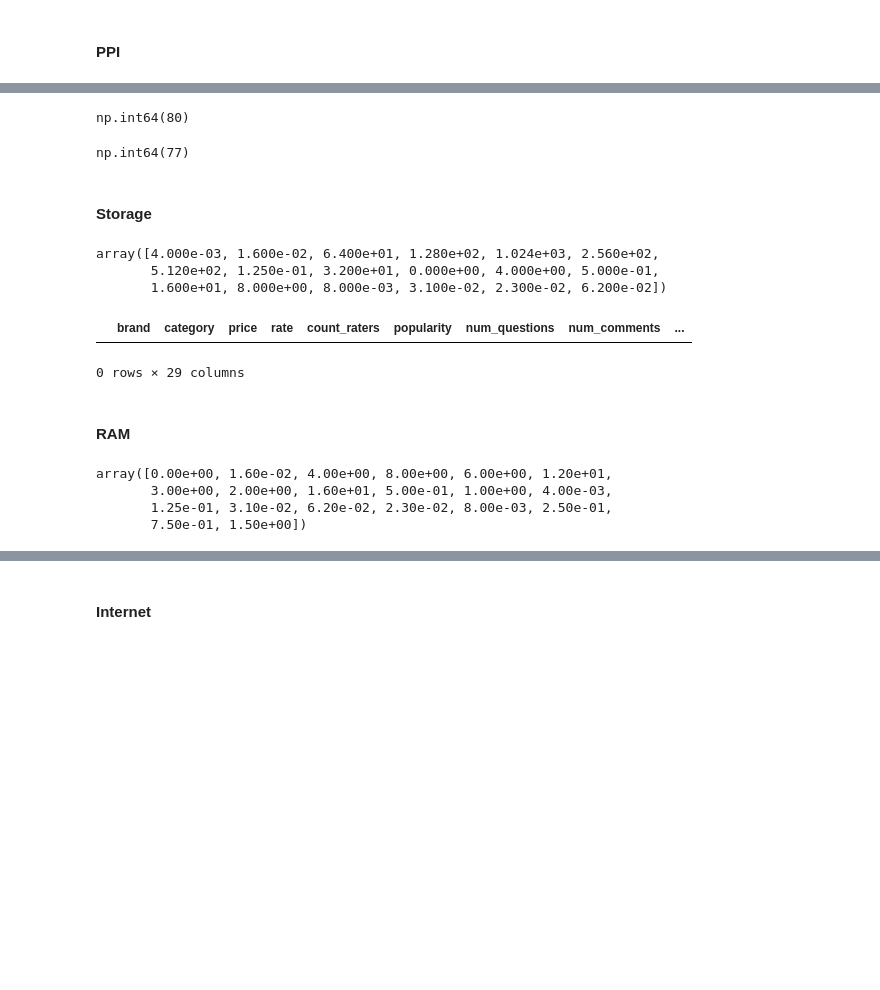
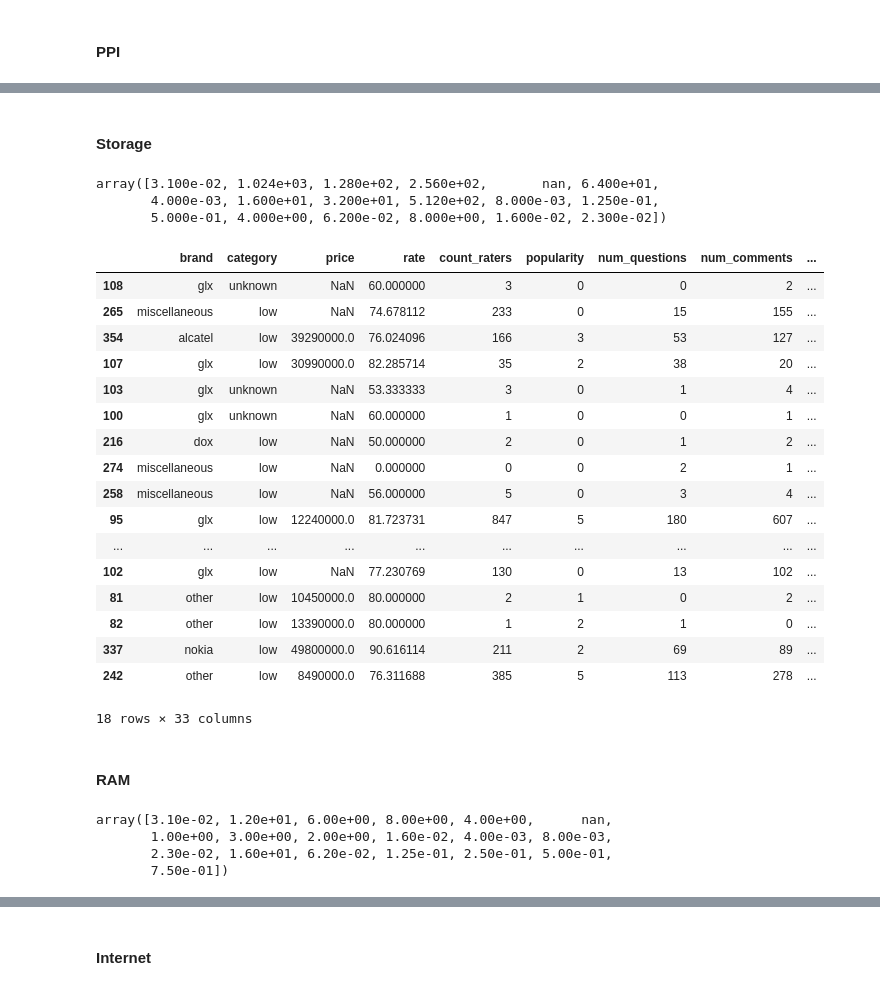
Before and after one commit to aliREZA79400/ProductStapler, a Jupyter notebook: lab/clustering.ipynb, the cells around one changed output, grey strips where cells are left out. Saved outputs shown, nothing was run; the diff lists cells and outputs as text; code cells hidden in the pictures; blank space fills up the shorter version.

```diff
--- a/lab/clustering.ipynb
+++ b/lab/clustering.ipynb
@@ -907,3 +1085,13 @@ array([ nan,  20.,  60., 120.,  90.,  30., 144.,  50.,   1.])
+# %%
+bins_display_refresh_rate = [0, 50, 90, 180]
+labels = ['low', 'mid', 'high']
+
+mobile["refresh_rate"] = pd.cut(
+    mobile["refresh_rate"],
+    bins=bins_display_refresh_rate,
+    labels=labels,
+    ordered=False
+)
 # %%
-df["refresh_rate"] = df["refresh_rate"].fillna("unknown")
+mobile["refresh_rate"] = mobile["refresh_rate"].fillna("unknown")
 # %%
@@ -925,5 +1112,5 @@ array([2.4 ,  nan, 1.77, 6.74, 6.1 , 6.9 , 6.7 , 6.3 , 6.72, 6.5 , 6.67,
 # %%
-df["size_screen_inch"] = df["size_screen_inch"].fillna(df["size_screen_inch"].median())
+mobile["size_screen_inch"] = mobile["size_screen_inch"].fillna(mobile["size_screen_inch"].median())
 # %% [markdown]
 #### PPI
 # %%
@@ -941,2 +1127,2 @@ array([ nan, 460., 457., 458., 260., 392., 270., 395., 411., 264., 405.,
 # %%
-df["pixel_per_inch"] = df["pixel_per_inch"].fillna(df["pixel_per_inch"].median())
+mobile["pixel_per_inch"] = mobile["pixel_per_inch"].fillna(mobile["pixel_per_inch"].median())
@@ -1276,22 +1129,30 @@ Sample of unmapped CPUs:
-# %%
-df_with_scores["cpu_score"].isna().sum()
-# %% [output]
-np.int64(80)
-# %%
-df["cpu_model"].isna().sum()
-# %% [output]
-np.int64(77)
 # %% [markdown]
 #### Storage
 # %%
-df["storage_gb"].unique()
+mobile["storage_gb"].unique()
 # %% [output]
-array([4.000e-03, 1.600e-02, 6.400e+01, 1.280e+02, 1.024e+03, 2.560e+02,
-       5.120e+02, 1.250e-01, 3.200e+01, 0.000e+00, 4.000e+00, 5.000e-01,
-       1.600e+01, 8.000e+00, 8.000e-03, 3.100e-02, 2.300e-02, 6.200e-02])
+array([3.100e-02, 1.024e+03, 1.280e+02, 2.560e+02,       nan, 6.400e+01,
+       4.000e-03, 1.600e+01, 3.200e+01, 5.120e+02, 8.000e-03, 1.250e-01,
+       5.000e-01, 4.000e+00, 6.200e-02, 8.000e+00, 1.600e-02, 2.300e-02])
 # %%
-df[df["storage_gb"].isna()]
+mobile[mobile["storage_gb"].isna()]
 # %% [output]
 |  | brand | category | price | rate | count_raters | popularity | num_questions | num_comments | ... |
+| 108 | glx | unknown | NaN | 60.000000 | 3 | 0 | 0 | 2 | ... |
+| 265 | miscellaneous | low | NaN | 74.678112 | 233 | 0 | 15 | 155 | ... |
+| 354 | alcatel | low | 39290000.0 | 76.024096 | 166 | 3 | 53 | 127 | ... |
+| 107 | glx | low | 30990000.0 | 82.285714 | 35 | 2 | 38 | 20 | ... |
+| 103 | glx | unknown | NaN | 53.333333 | 3 | 0 | 1 | 4 | ... |
+| 100 | glx | unknown | NaN | 60.000000 | 1 | 0 | 0 | 1 | ... |
+| 216 | dox | low | NaN | 50.000000 | 2 | 0 | 1 | 2 | ... |
+| 274 | miscellaneous | low | NaN | 0.000000 | 0 | 0 | 2 | 1 | ... |
+| 258 | miscellaneous | low | NaN | 56.000000 | 5 | 0 | 3 | 4 | ... |
+| 95 | glx | low | 12240000.0 | 81.723731 | 847 | 5 | 180 | 607 | ... |
+| ... | ... | ... | ... | ... | ... | ... | ... | ... | ... |
+| 102 | glx | low | NaN | 77.230769 | 130 | 0 | 13 | 102 | ... |
+| 81 | other | low | 10450000.0 | 80.000000 | 2 | 1 | 0 | 2 | ... |
+| 82 | other | low | 13390000.0 | 80.000000 | 1 | 2 | 1 | 0 | ... |
+| 337 | nokia | low | 49800000.0 | 90.616114 | 211 | 2 | 69 | 89 | ... |
+| 242 | other | low | 8490000.0 | 76.311688 | 385 | 5 | 113 | 278 | ... |
-0 rows × 29 columns
+18 rows × 33 columns
 # %%
@@ -1299,10 +1160,10 @@ df["storage_gb"] = df["storage_gb"].fillna(0)
 # %% [markdown]
 #### RAM
 # %%
-df["ram_gb"].unique()
+mobile["ram_gb"].unique()
 # %% [output]
-array([0.00e+00, 1.60e-02, 4.00e+00, 8.00e+00, 6.00e+00, 1.20e+01,
-       3.00e+00, 2.00e+00, 1.60e+01, 5.00e-01, 1.00e+00, 4.00e-03,
-       1.25e-01, 3.10e-02, 6.20e-02, 2.30e-02, 8.00e-03, 2.50e-01,
-       7.50e-01, 1.50e+00])
+array([3.10e-02, 1.20e+01, 6.00e+00, 8.00e+00, 4.00e+00,      nan,
+       1.00e+00, 3.00e+00, 2.00e+00, 1.60e-02, 4.00e-03, 8.00e-03,
+       2.30e-02, 1.60e+01, 6.20e-02, 1.25e-01, 2.50e-01, 5.00e-01,
+       7.50e-01])
 # %%
```
Also changed, not shown: parts of 99 cells of this notebook.
